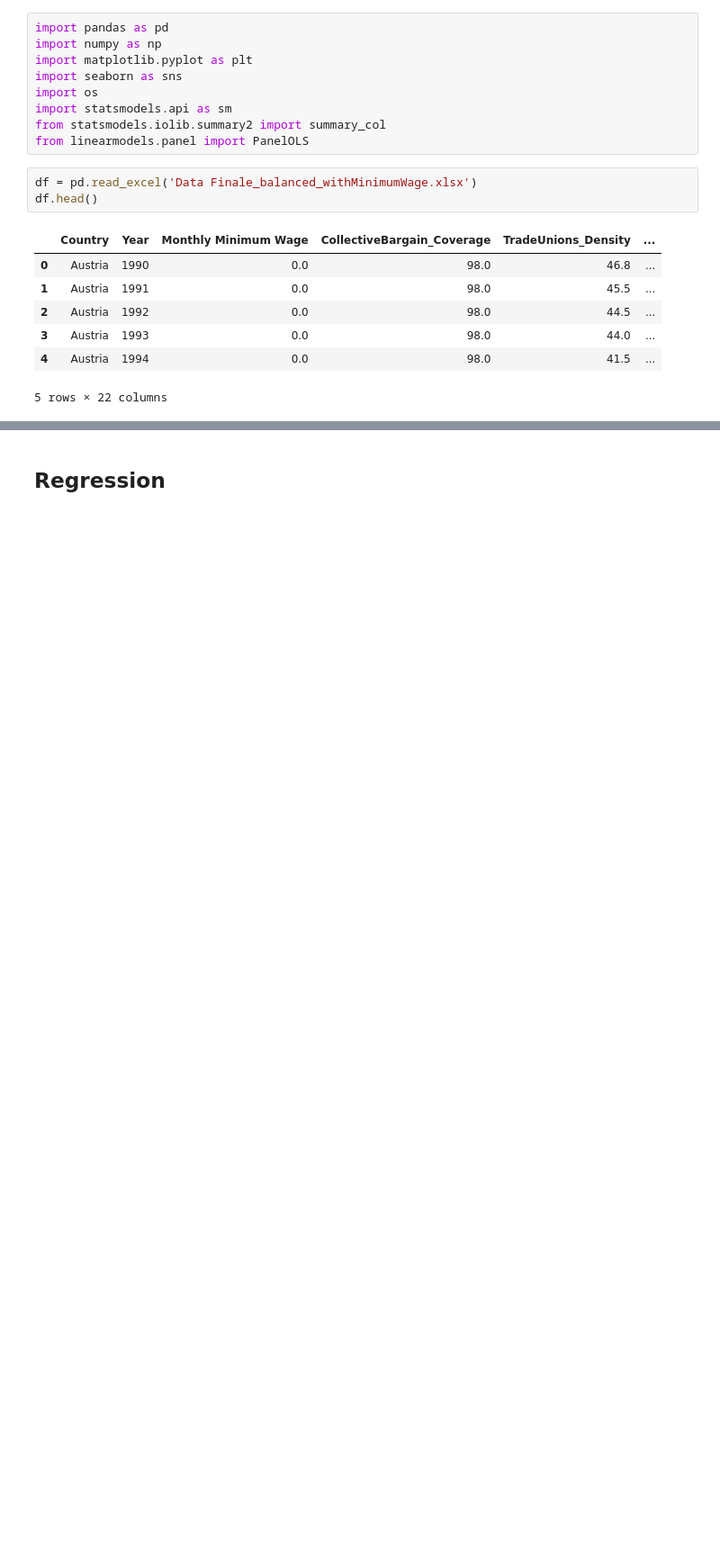
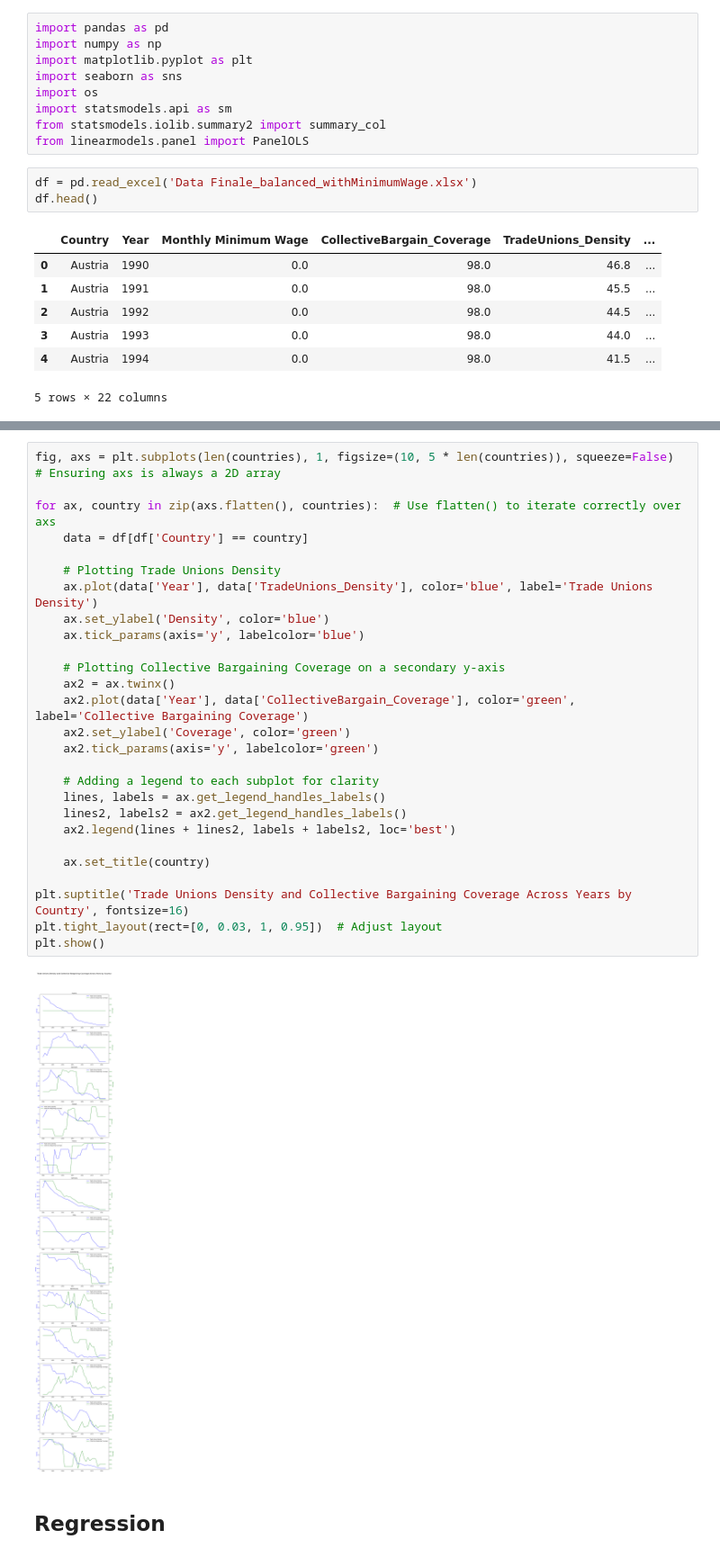
Before and after one commit to Jacopo21/MA_Thesis, a Jupyter notebook: analysis.ipynb, the cells around one changed output, grey strips where cells are left out. Shown at 90% size. Cells and saved outputs as stored; diff of their text form; blank space fills up the shorter version.

```diff
--- a/analysis.ipynb
+++ b/analysis.ipynb
@@ -60,3 +115,32 @@ df.reset_index(inplace=True)
+# %%
+fig, axs = plt.subplots(len(countries), 1, figsize=(10, 5 * len(countries)), squeeze=False)  # Ensuring axs is always a 2D array
+
+for ax, country in zip(axs.flatten(), countries):  # Use flatten() to iterate correctly over axs
+    data = df[df['Country'] == country]
+
+    # Plotting Trade Unions Density
+    ax.plot(data['Year'], data['TradeUnions_Density'], color='blue', label='Trade Unions Density')
+    ax.set_ylabel('Density', color='blue')
+    ax.tick_params(axis='y', labelcolor='blue')
+
+    # Plotting Collective Bargaining Coverage on a secondary y-axis
+    ax2 = ax.twinx()
+    ax2.plot(data['Year'], data['CollectiveBargain_Coverage'], color='green', label='Collective Bargaining Coverage')
+    ax2.set_ylabel('Coverage', color='green')
+    ax2.tick_params(axis='y', labelcolor='green')
+
+    # Adding a legend to each subplot for clarity
+    lines, labels = ax.get_legend_handles_labels()
+    lines2, labels2 = ax2.get_legend_handles_labels()
+    ax2.legend(lines + lines2, labels + labels2, loc='best')
+
+    ax.set_title(country)
+
+plt.suptitle('Trade Unions Density and Collective Bargaining Coverage Across Years by Country', fontsize=16)
+plt.tight_layout(rect=[0, 0.03, 1, 0.95])  # Adjust layout
+plt.show()
+# %% [output]
+[figure, added]
 # %% [markdown]
 ## Regression
 # %%
```
Also changed, not shown: parts of 16 cells of this notebook, 3 other files.
